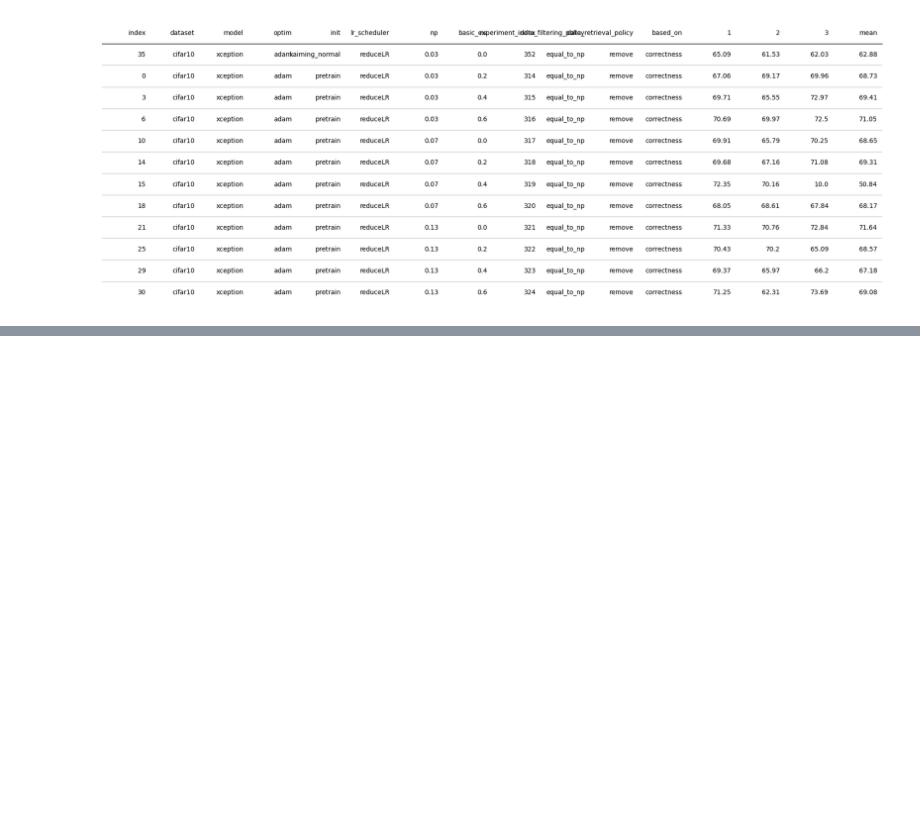
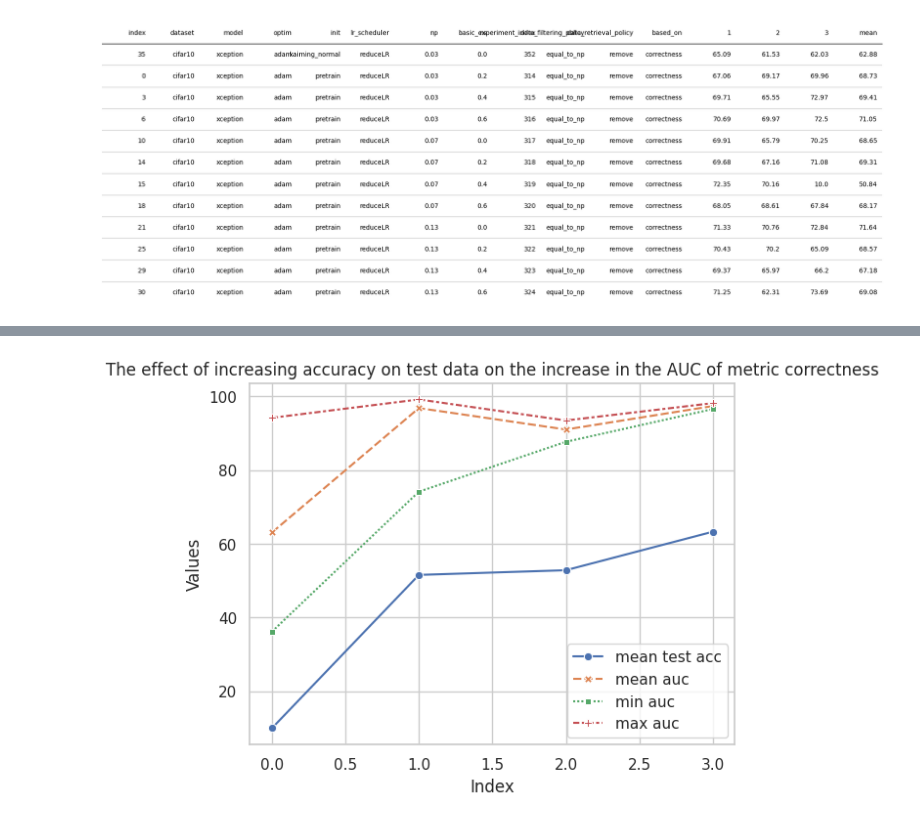
Before and after one commit to mj-haghighi/Anomaly-Detection, a Jupyter notebook: 1.test_acc.ipynb, the cells around one changed output, grey strips where cells are left out. Saved outputs shown, nothing was run; the diff lists cells and outputs as text; code cells hidden in the pictures; blank space fills up the shorter version.

Commit message:
Plot relation between increasing test acc on clean data and metrics auc

```diff
--- a/1.test_acc.ipynb
+++ b/1.test_acc.ipynb
@@ -194,0 +197,4 @@ plt.show()
+# %%
+experiments = pd.read_csv(EXPERIMENT_INFO_PATH, index_col='index')
+target_experiments = experiments[(experiments['np'] == 'np=0.0') & (~ experiments['test_acc'].isna())]
+target_experiments
@@ -194,0 +208,31 @@ plt.show()
+# %%
+target_auc = pd.read_csv(osp.join(BASE_DIR, 'correctness_auc.csv'), index_col='index')
+
+table = pd.DataFrame()
+available_nps =  experiments['np'].unique()
+for idx, row in target_experiments.iterrows():
+    dataset, model, optim, init, lr_scheduler = row['dataset'], row['model'], row['optim'], row['init'], row['lr_scheduler']
+    filtered_auc_experiment = target_auc[(target_auc['dataset'] == dataset) & (target_auc['model'] == model) & (target_auc['optim'] == optim) & (target_auc['init'] == init) & (target_auc['lr_scheduler'] == lr_scheduler) & ~(target_auc['np'] == 'np=0.0')]
+    mean_auc_value, min_auc_value, max_auc_value = filtered_auc_experiment['correctness-train-auc'].mean(), filtered_auc_experiment['correctness-train-auc'].min(), filtered_auc_experiment['correctness-train-auc'].max()
+    mean_test_acc = np.mean([float(x) for x in row['test_acc'].split()])
+    table = table._append({
+        # 'num': int(idx),
+        'mean test acc': mean_test_acc,
+        'mean auc': mean_auc_value * 100,
+        'min auc': min_auc_value * 100,
+        'max auc': max_auc_value * 100,
+    }, ignore_index=True)
+table = table.sort_values(by='mean test acc').reset_index()
+table = table.drop(columns=['index'])
+
+sns.set(style="whitegrid")  # Set the style
+ax = sns.lineplot(data=table, markers=True)  # Plot the line plot
+# Set labels and title
+plt.xlabel('Index')
+plt.ylabel('Values')
+plt.title('The effect of increasing accuracy on test data on the increase in the AUC of metric correctness')
+
+# Show the plot
+plt.show()
+# %% [output]
+[figure, added]
```
Also changed, not shown: parts of 5 cells of this notebook.
